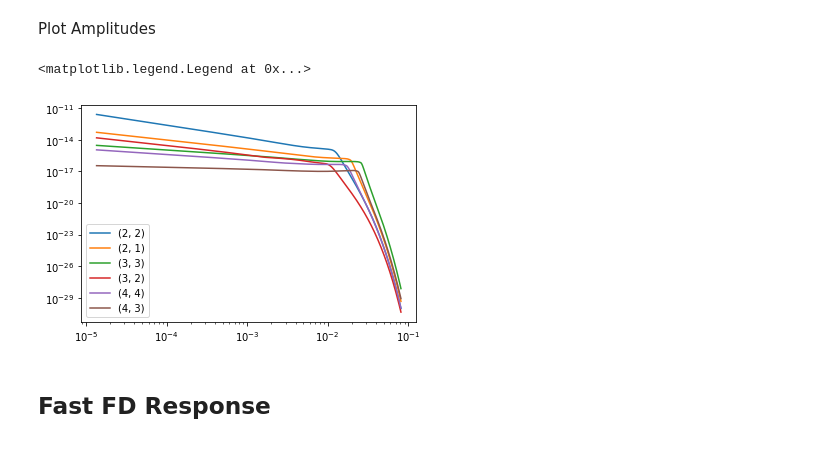
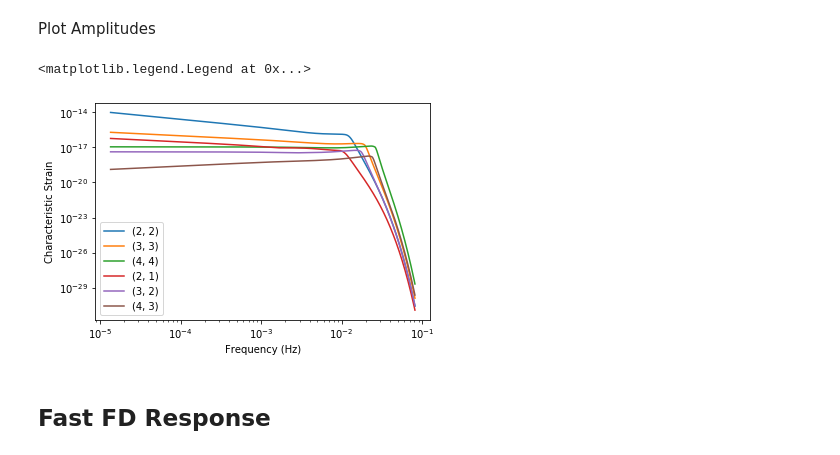
Before and after one commit to mikekatz04/BBHx, a Jupyter notebook: docs/html/bbhx_tutorial.ipynb, the cells around one changed output. Drawn from its saved outputs; the diff is of its cells as text; code cells hidden in the pictures.

```diff
--- a/docs/html/bbhx_tutorial.ipynb
+++ b/docs/html/bbhx_tutorial.ipynb
@@ -368,12 +370,14 @@ tf = phenomhm.tf  # shape (num_bin_all, num_modes, length)
 Plot Amplitudes
 # %%
 for i, mode in enumerate(modes):
-    plt.loglog(freqs[0], amps[0, i], label=mode)
+    plt.loglog(freqs[0], np.sqrt(freqs[0]) * amps[0, i], label=mode)
 
+plt.ylabel("Characteristic Strain")
+plt.xlabel("Frequency (Hz)")
 plt.legend()
 # %% [output]
 <matplotlib.legend.Legend at 0x...>
-[figure, old version]
+[figure, new version]
 # %% [markdown]
 ## Fast FD Response
 # %% [markdown]
```
Also changed, not shown: parts of 4 cells of this notebook, 20 other files.
